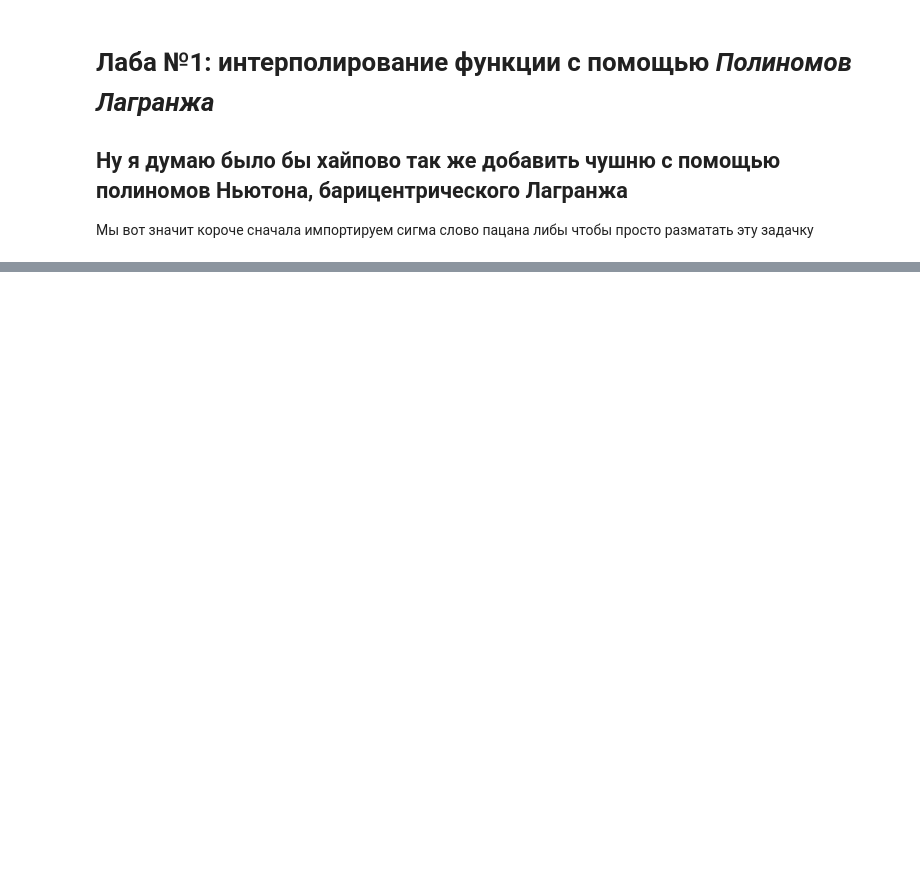
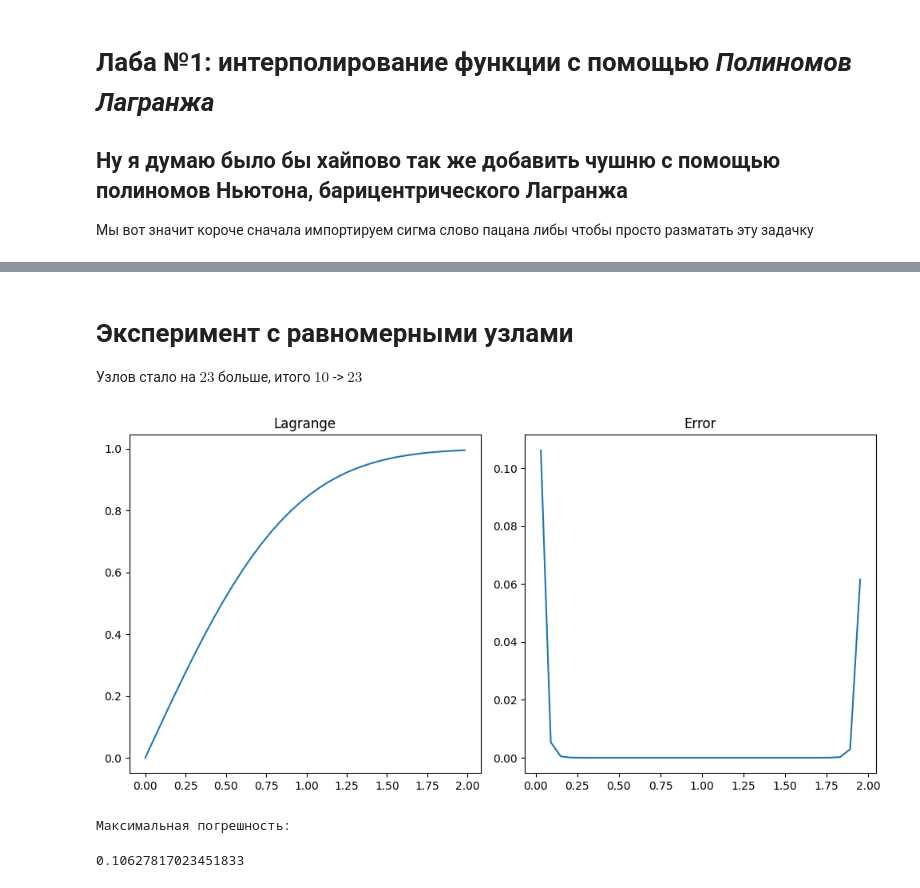
Before and after one commit to rokokol/numeric_analisys_01, a Jupyter notebook: lab.ipynb, the cells around one changed output, grey strips where cells are left out. Cells and saved outputs as stored; diff of their text form; code cells hidden in the pictures; blank space fills up the shorter version.

```diff
--- a/lab.ipynb
+++ b/lab.ipynb
@@ -102,0 +85,24 @@ max(delta)
+# %% [markdown]
+# Эксперимент c равномерными узлами
+Узлов стало на $23$ больше, итого $10$ -> $23$
+# %%
+m = 33
+lag_vals = [lagrange(x, f_vals[::1000//m], indices[::1000//m]) for x in indices]
+delta = [abs(lag_vals[x] - f_vals[x]) for x in range(500//m, len(indices), 1000//m)]
+
+fig, axes = plt.subplots(1, 2, figsize=(10, 5))
+axes[0].plot(indices[::1000//m], lag_vals[::1000//m])
+axes[0].set_title("Lagrange")
+
+axes[1].plot(indices[500//m::1000//m], delta)
+axes[1].set_title("Error")
+
+plt.tight_layout()
+plt.show()
+
+print('Максимальная погрешность:')
+float(max(delta))
+# %% [output]
+[figure, added]
+Максимальная погрешность:
+0.10627817023451833
```
Also changed, not shown: parts of 24 cells of this notebook, 1 other file.
